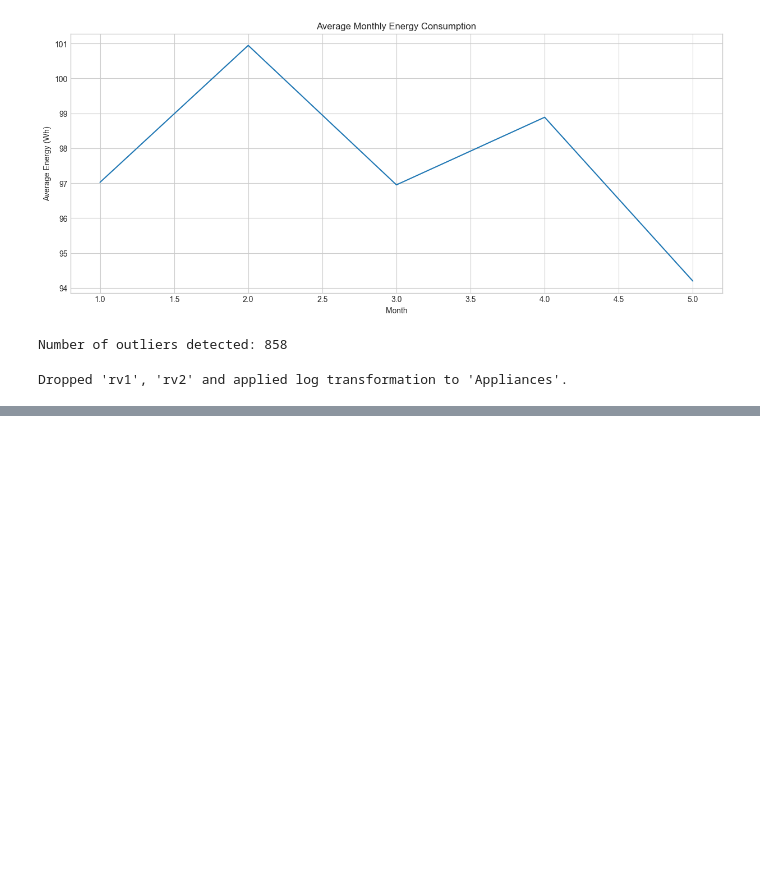
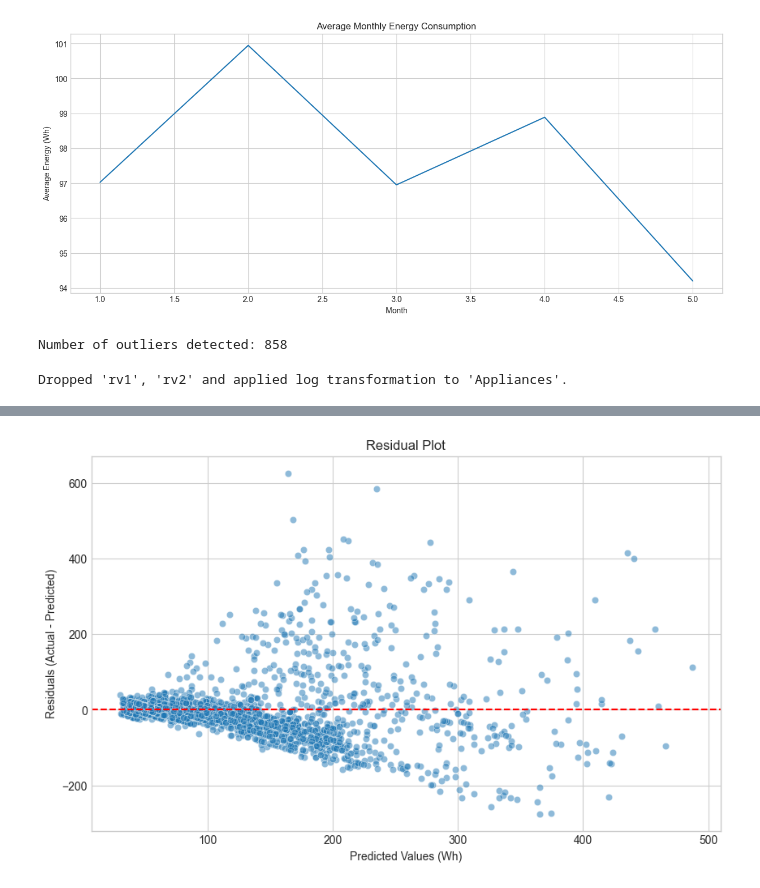
Before and after one commit to GKPrarthana/energy_prediction, a Jupyter notebook: notebooks/EDA.ipynb, the cells around one changed output, grey strips where cells are left out. Cells and saved outputs as stored; diff of their text form; code cells hidden in the pictures; blank space fills up the shorter version.

```diff
--- a/notebooks/EDA.ipynb
+++ b/notebooks/EDA.ipynb
@@ -308,0 +397,14 @@ date
+# %%
+from sklearn.linear_model import LinearRegression
+from sklearn.ensemble import RandomForestRegressor
+from sklearn.metrics import mean_absolute_error, mean_squared_error
+import numpy as np
+
+print("--- Training Baseline Models ---")
+lr_model = LinearRegression()
+rf_model = RandomForestRegressor(n_estimators=100, random_state=42, n_jobs=-1)
+
+lr_model.fit(X_train_scaled, y_train)
+rf_model.fit(X_train_scaled, y_train)
+
+print("Baseline models trained successfully.")
@@ -308,0 +585,14 @@ date
+# %%
+residuals = y_test_original - rf_preds_original
+
+plt.figure(figsize=(10, 6))
+sns.scatterplot(x=rf_preds_original, y=residuals, alpha=0.5)
+plt.axhline(y=0, color='red', linestyle='--') # Add a horizontal line at zero
+plt.title('Residual Plot')
+plt.xlabel('Predicted Values (Wh)')
+plt.ylabel('Residuals (Actual - Predicted)')
+plt.grid(True)
+plt.savefig('plots/residual_plot.png')
+plt.show()
+# %% [output]
+[figure, added]
```
Also changed, not shown: parts of 13 cells of this notebook, 2 other files.
